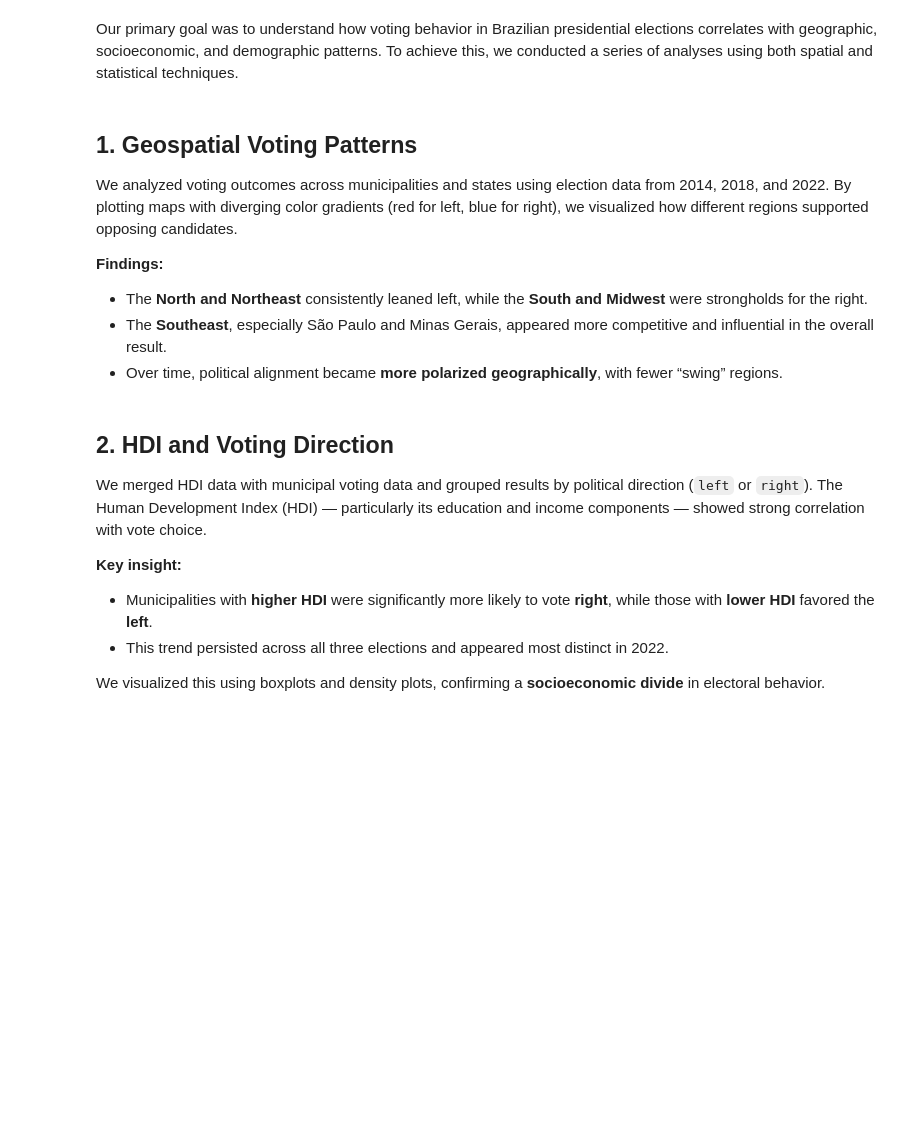
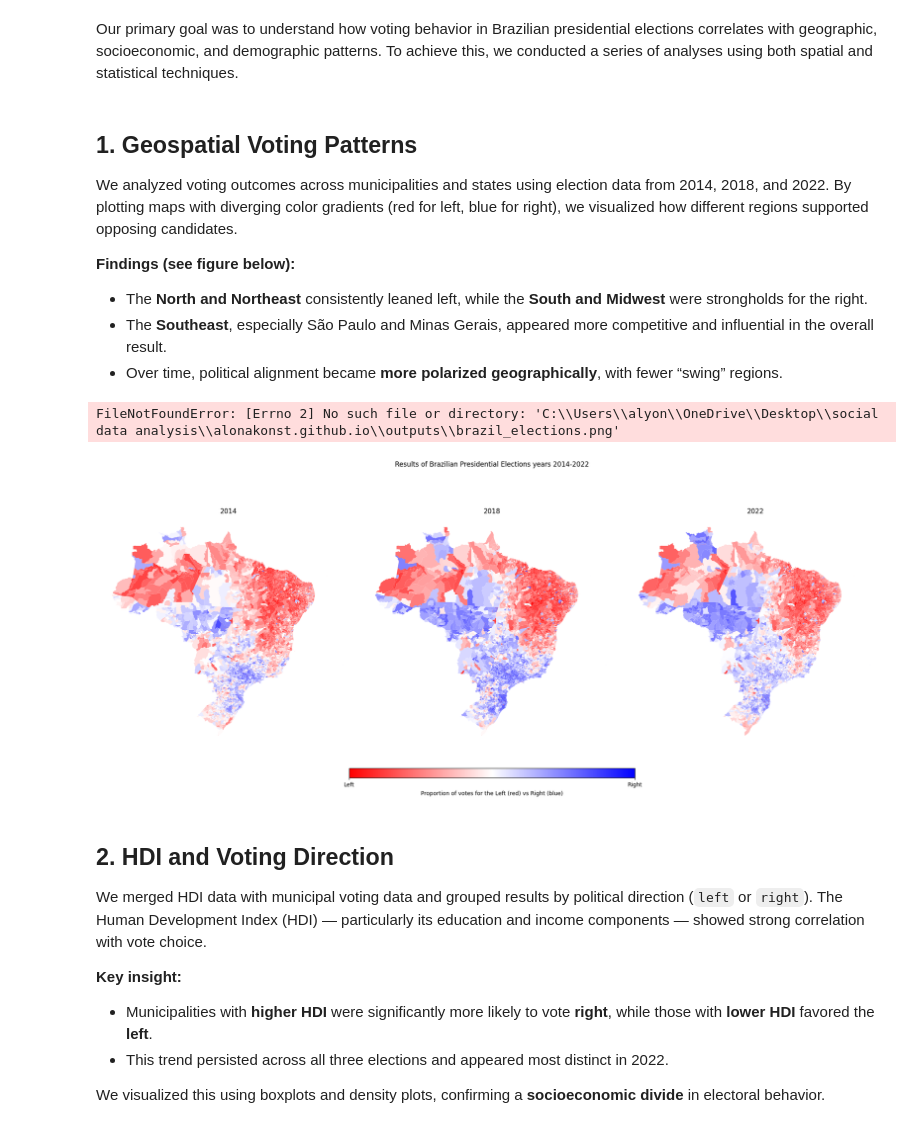
Before and after one commit to alonakonst/alonakonst.github.io, a Jupyter notebook: notebook.ipynb, the cells around one changed output. Cells and saved outputs as stored; diff of their text form; code cells hidden in the pictures; blank space fills up the shorter version.

```diff
--- a/notebook.ipynb
+++ b/notebook.ipynb
@@ -151,10 +151,61 @@ Our primary goal was to understand how voting behavior in Brazilian presidential
 
 We analyzed voting outcomes across municipalities and states using election data from 2014, 2018, and 2022. By plotting maps with diverging color gradients (red for left, blue for right), we visualized how different regions supported opposing candidates.
 
-**Findings:**
+**Findings (see figure below):**
 - The **North and Northeast** consistently leaned left, while the **South and Midwest** were strongholds for the right.
 - The **Southeast**, especially São Paulo and Minas Gerais, appeared more competitive and influential in the overall result.
 - Over time, political alignment became **more polarized geographically**, with fewer “swing” regions.
+# %%
+fig, ax = plt.subplots(1, 3, figsize=(20, 20 / 2.414))
+gradient = True
+
+# Define normalization and reversed colormap once
+norm = colors.Normalize(vmin=0, vmax=1)
+cmap = plt.get_cmap("bwr")  # reversed: red to blue
+
+for i, year in enumerate([2014, 2018, 2022]):
+    file = gpd.read_file(f"data/merged_{year}.gpkg")
+    title = f"{year}"
+
+    if gradient:
+        # Apply gradient color
+        file["color_grad"] = file.apply(
+            lambda row: cmap(norm(row["pc_votos_validos"] if row["sg_partido"] == "PT" else 1 - row["pc_votos_validos"])),
+            axis=1
+        )
+        file.plot(color=file["color_grad"], ax=ax[i])
+    else:
+        file.plot(color=file["color"], ax=ax[i])
+
+    ax[i].set_title(title)
+    ax[i].axis("off")
+
+# Tight layout first
+fig.tight_layout()
+
+# Add colorbar on top
+if gradient:
+    sm = plt.cm.ScalarMappable(cmap=plt.get_cmap("bwr_r"), norm=norm)
+    sm.set_array([])
+    cbar = fig.colorbar(
+        sm,
+        ax=ax,
+        orientation="horizontal",
+        fraction=0.03,
+        pad=0.07,
+        aspect=30,
+    )
+    cbar.set_ticks([0, 1])
+    cbar.set_ticklabels(["Left", "Right"])
+    cbar.ax.tick_params(labelsize=10)
+    cbar.set_label("Proportion of votes for the Left (red) vs Right (blue)", size=10, labelpad=6)
+
+fig.suptitle("Results of Brazilian Presidential Elections years 2014-2022")
+
+plt.savefig("outputs/brazil_elections.png", dpi=300, bbox_inches="tight")
+# %% [output]
+FileNotFoundError: [Errno 2] No such file or directory: 'C:\\Users\\alyon\\OneDrive\\Desktop\\social data analysis\\alonakonst.github.io\\outputs\\brazil_elections.png'
+[figure, added]
 # %% [markdown]
 
 ## 2. HDI and Voting Direction
```
Also changed, not shown: 1 other file.
